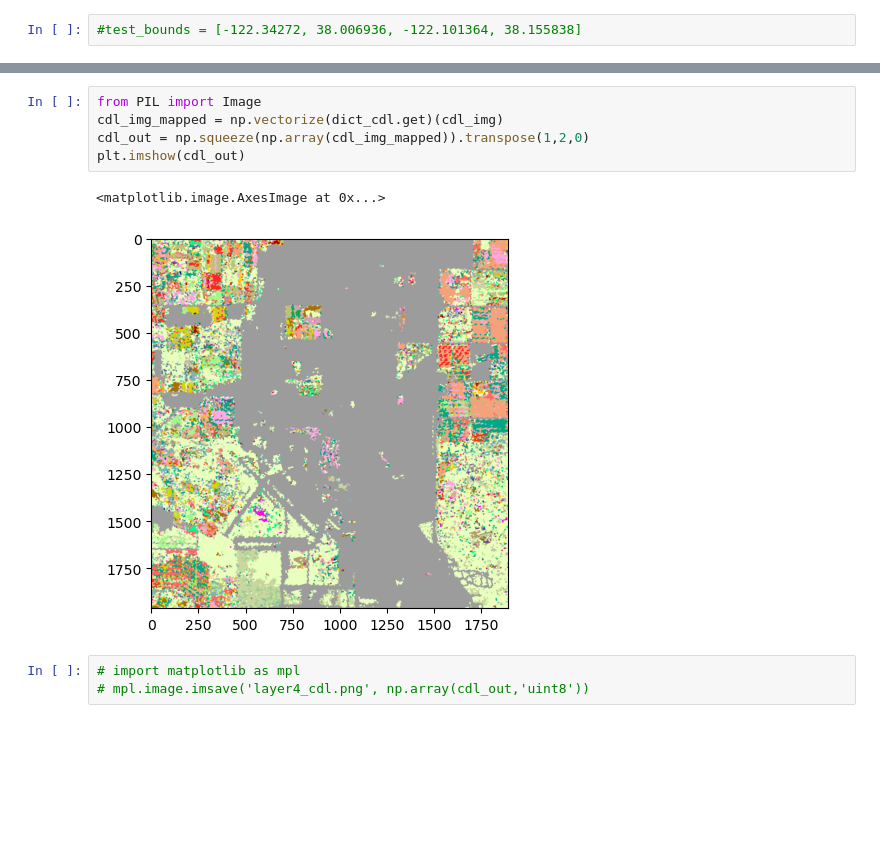
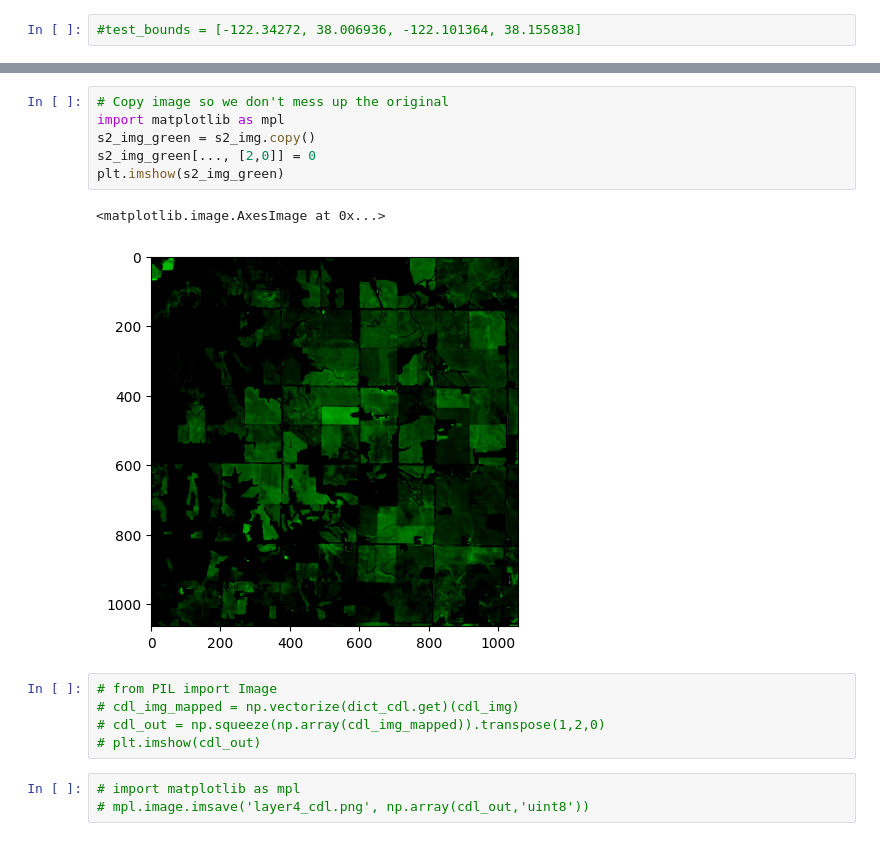
Before and after one commit to krissykodes/geospatial_workflows, a Jupyter notebook: curate_data.ipynb, the cells around one changed output, grey strips where cells are left out. Cells and saved outputs as stored; diff of their text form; blank space fills up the shorter version.

```diff
--- a/curate_data.ipynb
+++ b/curate_data.ipynb
@@ -383,11 +392,17 @@ mpl.image.imsave('red_layer2.png', np.array(s2_img_red,'uint8'))
+# %%
+# Copy image so we don't mess up the original
+import matplotlib as mpl
+s2_img_green = s2_img.copy()
+s2_img_green[..., [2,0]] = 0
+plt.imshow(s2_img_green)
+# %% [output]
+<matplotlib.image.AxesImage at 0x...>
+[figure, added]
 # %%
-from PIL import Image
-cdl_img_mapped = np.vectorize(dict_cdl.get)(cdl_img)
-cdl_out = np.squeeze(np.array(cdl_img_mapped)).transpose(1,2,0)
-plt.imshow(cdl_out)
+# from PIL import Image
+# cdl_img_mapped = np.vectorize(dict_cdl.get)(cdl_img)
+# cdl_out = np.squeeze(np.array(cdl_img_mapped)).transpose(1,2,0)
+# plt.imshow(cdl_out)
-# %% [output]
-<matplotlib.image.AxesImage at 0x...>
-[figure, removed]
 # %%
 # import matplotlib as mpl
 # mpl.image.imsave('layer4_cdl.png', np.array(cdl_out,'uint8'))
```
Also changed, not shown: parts of 17 cells of this notebook.
